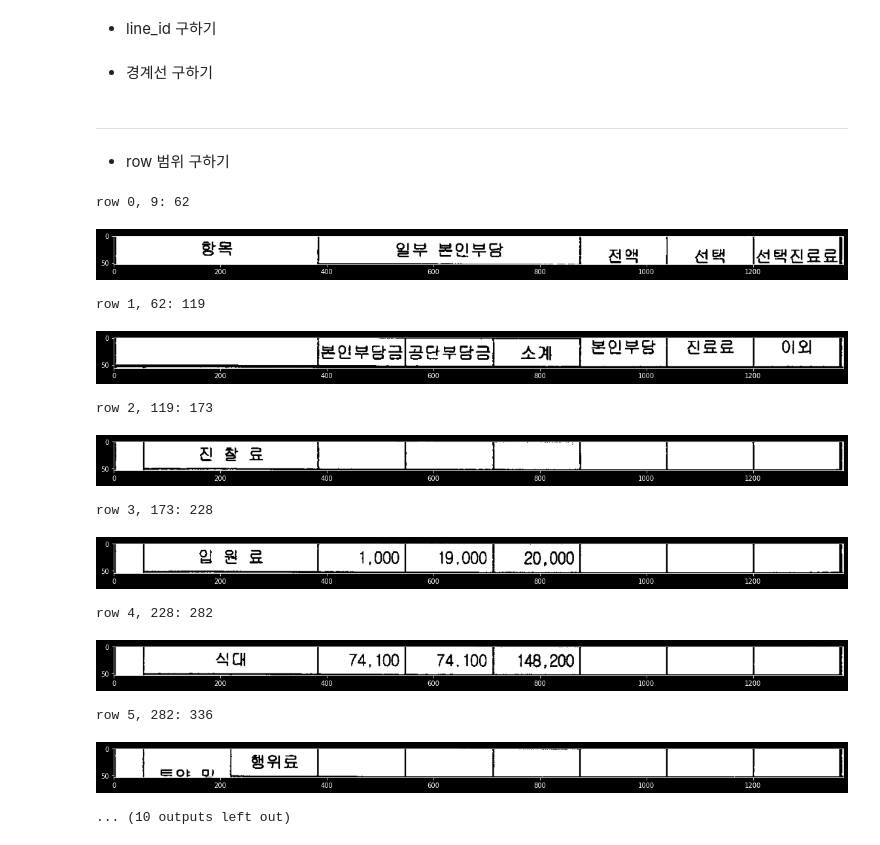
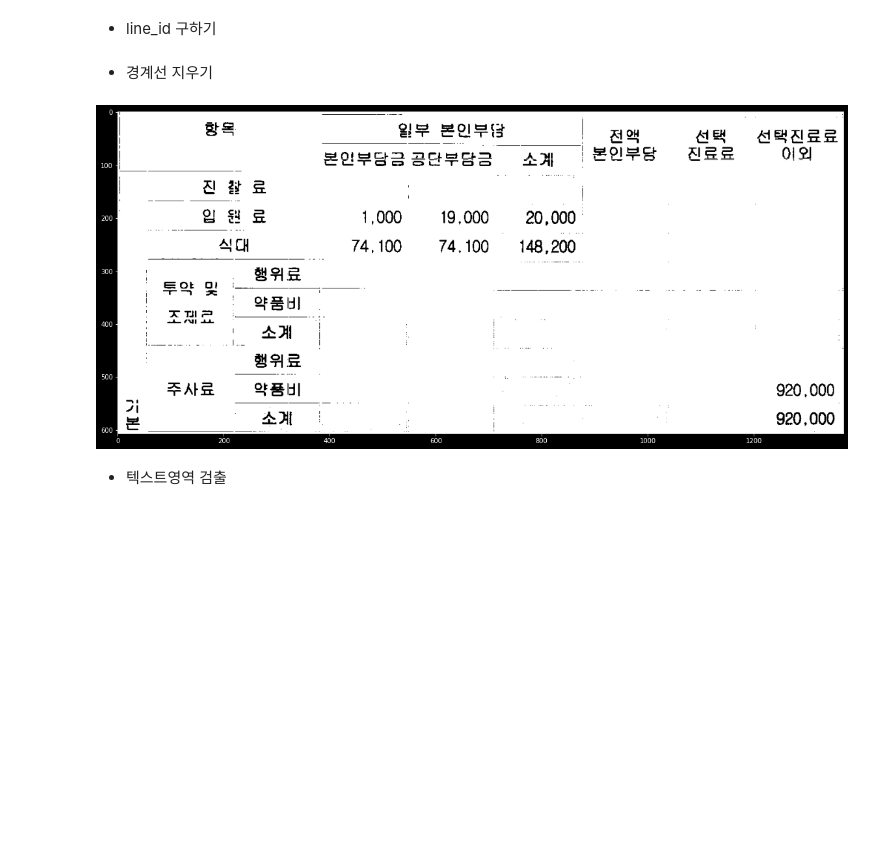
Before and after one commit to SeunghyeunBaek/table_detection, a Jupyter notebook: remove_line_v0.2.ipynb, the cells around one changed output. Saved outputs shown, nothing was run; the diff lists cells and outputs as text; code cells hidden in the pictures; blank space fills up the shorter version.

Commit message:
add remove line

```diff
--- a/remove_line_v0.2.ipynb
+++ b/remove_line_v0.2.ipynb
@@ -53,7 +55,7 @@ for col_id in col_idx:
 * line_id 구하기
 # %%
 min_thr = 0
-max_thr = 180
+max_thr = 190
 line_row_idx = list()
 for idx, value in enumerate(row_mean):
     if min_thr <= value < max_thr:
@@ -68,4 +70,4 @@ for idx, value in enumerate(col_mean):
     else:
         pass
 # %% [markdown]
-* 경계선 구하기
+* 경계선 지우기
@@ -90,33 +74,16 @@ line_col_idx_diff = dict(zip(line_col_idx, line_col_diff))
+# %%
+def imshow(img):
+    plt.figure(figsize=(20, 10))
+    plt.imshow(img, cmap='gray')
+    plt.show()
+# %%
+mod_img = copy.deepcopy(bi_img)
+for row in line_row_idx:
+    mod_img[row] = 255
+for col in line_col_idx:
+    mod_img[:, col] = 255
+imshow(mod_img)
+# %% [output]
+[figure, added]
 # %% [markdown]
----
+* 텍스트영역 검출
-# %% [markdown]
-* row 범위 구하기
-# %%
-splitter = [i for i, v in text_row_idx_diff.items() if v >= 50]
-for n, sp_id in enumerate(splitter):
-    if n == len(splitter) - 1:
-        sub_img = bi_img[splitter[n]: -1]
-        plt.figure(figsize=(20, 10))
-        print(f'row {n}, {splitter[n]}: {-1}')
-        plt.imshow(sub_img, cmap='gray')
-        plt.show()
-    else:
-        sub_img = bi_img[splitter[n]: splitter[n+1]]
-        plt.figure(figsize=(20, 10))
-        print(f'row {n}, {splitter[n]}: {splitter[n+1]}')
-        plt.imshow(sub_img, cmap='gray')
-        plt.show()
-# %% [output]
-row 0, 9: 62
-[figure, removed]
-row 1, 62: 119
-[figure, removed]
-row 2, 119: 173
-[figure, removed]
-row 3, 173: 228
-[figure, removed]
-row 4, 228: 282
-[figure, removed]
-row 5, 282: 336
-[figure, removed]
-... (10 outputs left out)
```
Also changed, not shown: parts of 18 cells of this notebook, 1 other file.
